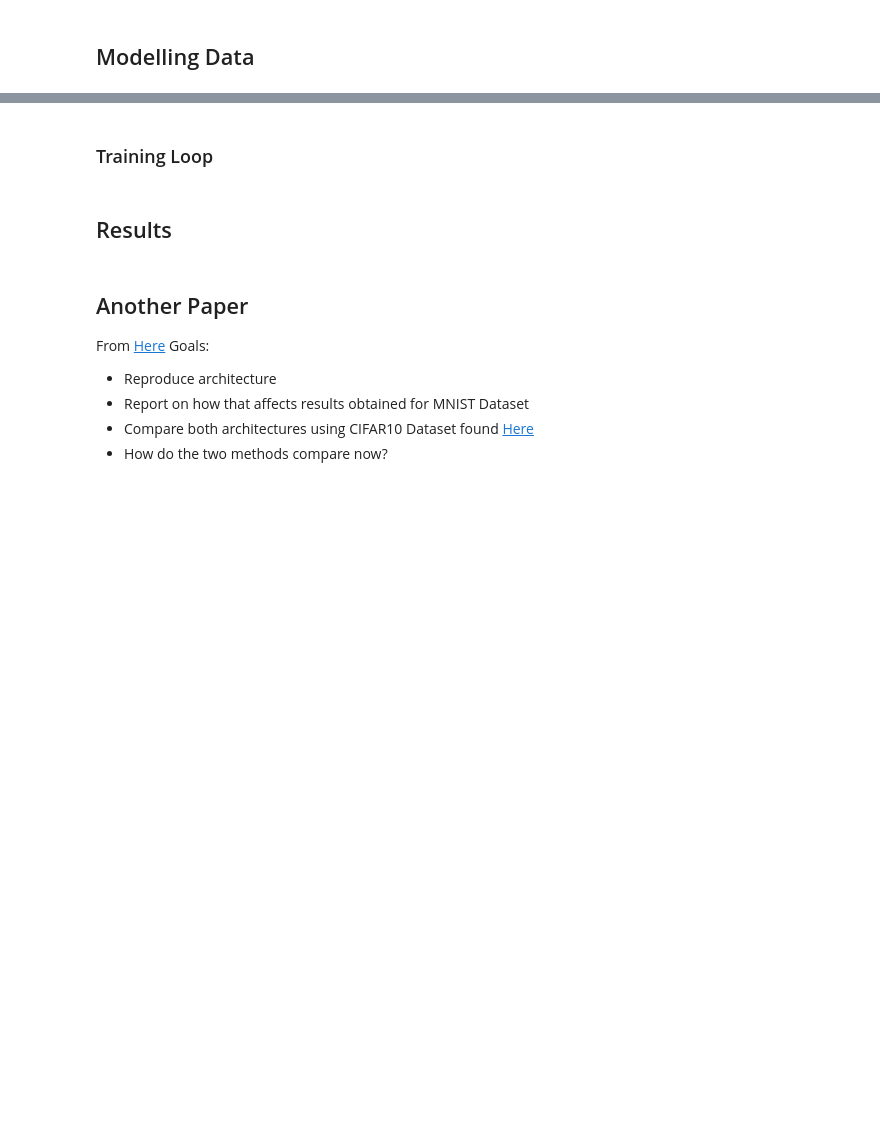
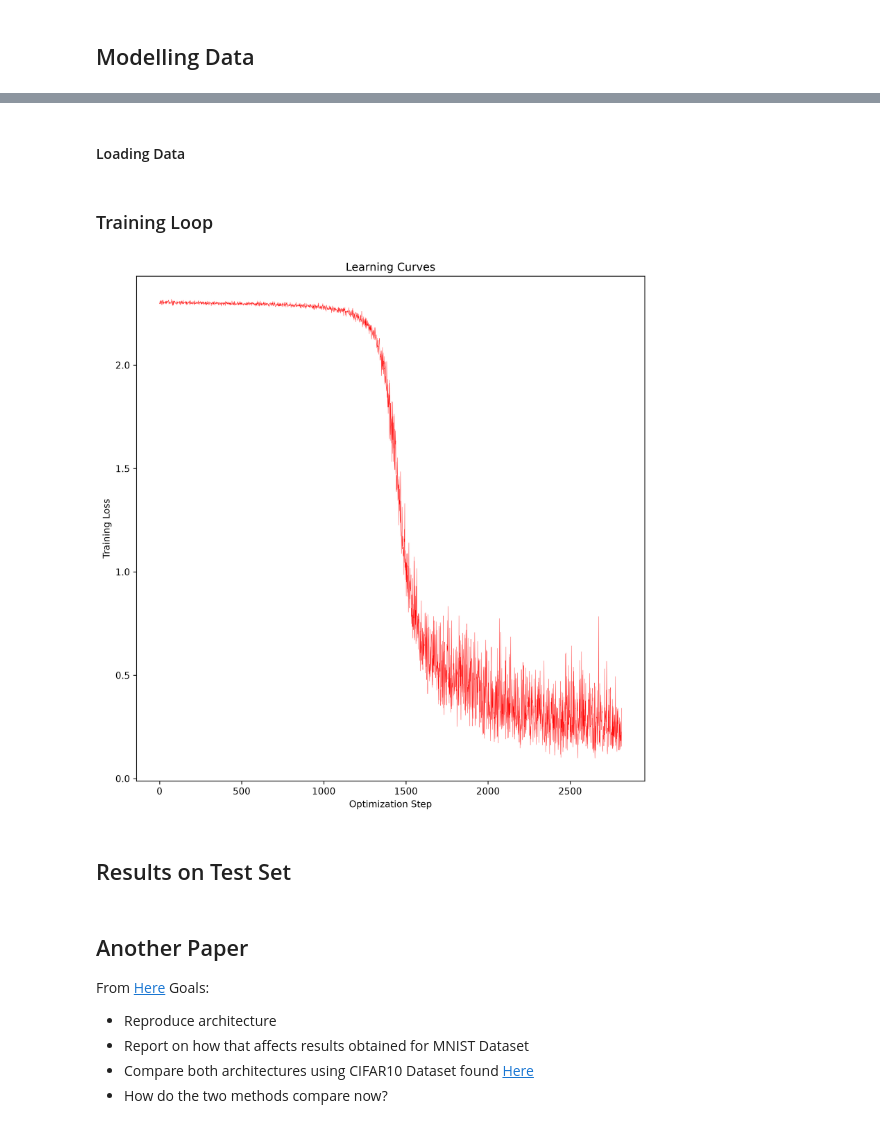
Before and after one commit to smspiegel/CNN_MNIST, a Jupyter notebook: mnist_notebook.ipynb, the cells around one changed output, grey strips where cells are left out. Saved outputs shown, nothing was run; the diff lists cells and outputs as text; code cells hidden in the pictures; blank space fills up the shorter version.

Commit message:
Learning curves on MNIST

```diff
--- a/mnist_notebook.ipynb
+++ b/mnist_notebook.ipynb
@@ -56,13 +48,13 @@ for i in range(10):
 # %%
-labels_map = training_data.classes
+#labels_map = training_data.classes
 
-figure = plt.figure(figsize=(8, 8))
-cols, rows = 3, 3
-for i in range(1, cols * rows + 1):
-    sample_idx = torch.randint(len(training_data), size=(1,)).item()
-    img, label = training_data[sample_idx]
-    figure.add_subplot(rows, cols, i)
-    plt.title(labels_map[label])
-    plt.axis("off")
-    plt.imshow(img, cmap="gray")
-plt.show()
+#figure = plt.figure(figsize=(8, 8))
+#cols, rows = 3, 3
+#for i in range(1, cols * rows + 1):
+#    sample_idx = torch.randint(len(training_data), size=(1,)).item()
+#    img, label = training_data[sample_idx]
+#    figure.add_subplot(rows, cols, i)
+#    plt.title(labels_map[label])
+#    plt.axis("off")
+#    plt.imshow(img, cmap="gray")
+#plt.show()
@@ -185,0 +190,3 @@ class CNN(torch.nn.Module):
+# %%
+criterion = torch.nn.CrossEntropyLoss() # Defining the loss metric we will be using
+optimizer = torch.optim.SGD(cnn.parameters(),lr=0.001,momentum=0.9) # Initializing our optimizer
@@ -186,3 +195,9 @@ class CNN(torch.nn.Module):
+# %% [markdown]
+#### Loading Data
+# %%
+training_set = torch.utils.data.DataLoader(training_data, batch_size=64,shuffle=True,num_workers=4)
+
+test_set = torch.utils.data.DataLoader(test_data, batch_size=64,shuffle=True,num_workers=4)
 # %% [markdown]
 ### Training Loop
 # %%
@@ -201,5 +241,15 @@ for i in len(training_data):
+# %%
+NUMPY_LOSSES = [x.detach().numpy() for x in LOSS_VALUES] # Convert those stored tensors into floats
+plt.subplots(figsize=(10,10),dpi=300)
+plt.plot(NUMPY_LOSSES,linewidth=0.25,c='r')
+plt.title("Learning Curves")
+plt.xlabel('Optimization Step')
+plt.ylabel('Training Loss')
+plt.show()
+# %% [output]
+[figure, added]
 # %% [markdown]
-## Results
+## Results on Test Set
 # %% [markdown]
 ## Another Paper
 From [Here]()
```
Also changed, not shown: parts of 11 cells of this notebook.
